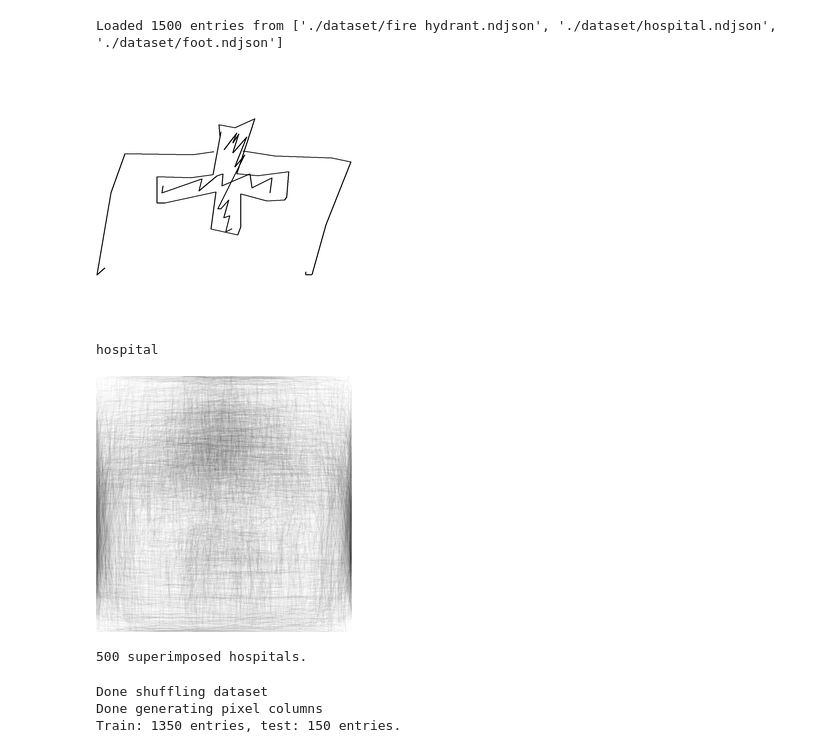
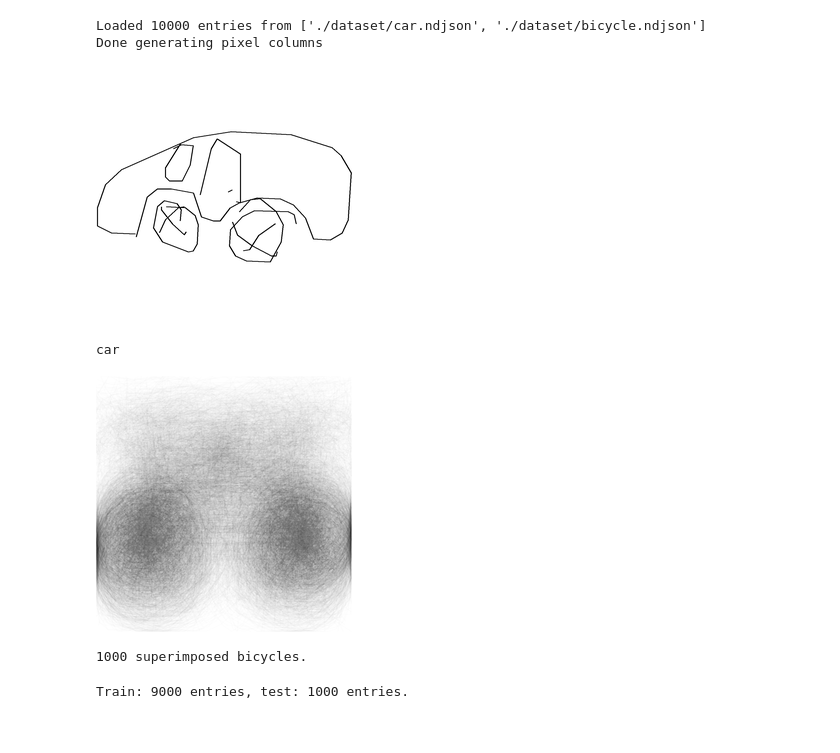
Before and after one commit to SzaboKrisztian/aai-final-project, a Jupyter notebook: final-project.ipynb, the cells around one changed output. Cells and saved outputs as stored; diff of their text form; code cells hidden in the pictures.

```diff
--- a/final-project.ipynb
+++ b/final-project.ipynb
@@ -11,46 +14,58 @@ from IPython.display import display, Image as IPImage
 # %%
-num_cats = 3
-entries_per_cat = 500
+load_existing_run = None
 
-files = get_dataset_files()
-files = random.sample(files, num_cats)
-# files = ['./dataset/shorts.ndjson', './dataset/motorbike.ndjson', './dataset/envelope.ndjson', './dataset/suitcase.ndjson', './dataset/parrot.ndjson', './dataset/t-shirt.ndjson', './dataset/lighthouse.ndjson', './dataset/flip flops.ndjson', './dataset/speedboat.ndjson', './dataset/toothpaste.ndjson', './dataset/door.ndjson', './dataset/clarinet.ndjson', './dataset/lollipop.ndjson', './dataset/raccoon.ndjson', './dataset/microphone.ndjson', './dataset/mountain.ndjson', './dataset/traffic light.ndjson', './dataset/butterfly.ndjson', './dataset/spoon.ndjson', './dataset/spider.ndjson', './dataset/campfire.ndjson', './dataset/popsicle.ndjson', './dataset/frog.ndjson', './dataset/hot dog.ndjson', './dataset/elephant.ndjson']
-data = [extract_first_entries(file, entries_per_cat, recognized=True) for file in files]
-flat_data = [item for sublist in data for item in sublist]
-df_loaded = pd.DataFrame.from_dict(flat_data, orient='columns')
-print(f'Loaded {len(df_loaded)} entries from {files}')
+if load_existing_run is None:
+    num_cats = 5
+    entries_per_cat = 5000
+    image_gen_params = {
+        'magnification': 4,
+        'resolution': 64,
+        'invert_color': True,
+        'stroke_width_scale': 3
+    }
 
-image_gen_params = {
-    'magnification': 4,
-    'resolution': 64,
-    'invert_color': True,
-    'stroke_width_scale': 3
-}
+    # files = get_dataset_files()
+    # files = random.sample(files, num_cats)
+    files = ['./dataset/clock.ndjson', './dataset/bicycle.ndjson', './dataset/sailboat.ndjson', './dataset/house.ndjson', './dataset/car.ndjson']
+    # data = [extract_first_entries(file, entries_per_cat, recognized=True) for file in files]
+    # flat_data = [item for sublist in data for item in sublist]
+    # df_loaded = pd.DataFrame.from_dict(flat_data, orient='columns')
+    # print(f'Loaded {len(df_loaded)} entries from {files}')
+    # df = df_loaded.sample(len(df_loaded))
+    # print('Done shuffling dataset')
+    files = ['./dataset/car.ndjson', './dataset/bicycle.ndjson']
+    df = pd.concat([extract_best_entries(file, 5000, recognized=True) for file in files], ignore_index=True).sort_values(by='complexity')
+    print(f'Loaded {len(df)} entries from {files}')
+    df = generate_pixel_columns(df, **image_gen_params)
+    print('Done generating pixel columns')
+    df = df.reset_index(drop=True)
+
+else:
+    run = load_run(load_existing_run)
+    df = run['data']
+    num_cats = len(df['word'].value_counts())
+    entries_per_cat = df['word'].value_counts()[df['word'].value_counts().keys()[0]]
+    image_gen_params = run['img_params']
 # %% [output]
-Loaded 1500 entries from ['./dataset/fire hydrant.ndjson', './dataset/hospital.ndjson', './dataset/foot.ndjson']
+Loaded 10000 entries from ['./dataset/car.ndjson', './dataset/bicycle.ndjson']
+Done generating pixel columns
 # %%
-img = random.choice(flat_data)
+img = df.sample().iloc[0]
 display(IPImage(render_single(img['drawing'])))
 print(img['word'])
 # %% [output]
-[figure, old version]
+[figure, new version]
-hospital
+car
 # %%
 count = 1000 if entries_per_cat > 1000 else entries_per_cat
-word = random.choice(df_loaded['word'].values)
-imgs = df_loaded[df_loaded['word'] == word].sample(count)
+word = random.choice(df['word'].values)
+imgs = df[df['word'] == word].sample(count)
 display(IPImage(render_multiple(imgs['drawing'])))
 print(f'{count} superimposed {word}s.')
 # %% [output]
-[figure, old version]
+[figure, new version]
-500 superimposed hospitals.
+1000 superimposed bicycles.
 # %%
-df = df_loaded.sample(len(df_loaded))
-print('Done shuffling dataset')
-df = generate_pixel_columns(df, **image_gen_params)
-print('Done generating pixel columns')
-df = df.reset_index(drop=True)
-
 train_amt = int(len(df) * .9)
 
 train = df[:train_amt]
@@ -62,9 +77,7 @@ test = test.reset_index(drop=True)
 
 print(f'Train: {len(train)} entries, test: {len(test)} entries.')
 # %% [output]
-Done shuffling dataset
-Done generating pixel columns
-Train: 1350 entries, test: 150 entries.
+Train: 9000 entries, test: 1000 entries.
 # %%
 from sklearn.decomposition import PCA
 from sklearn.preprocessing import StandardScaler
```
Also changed, not shown: parts of 6 cells of this notebook, 3 other files.
